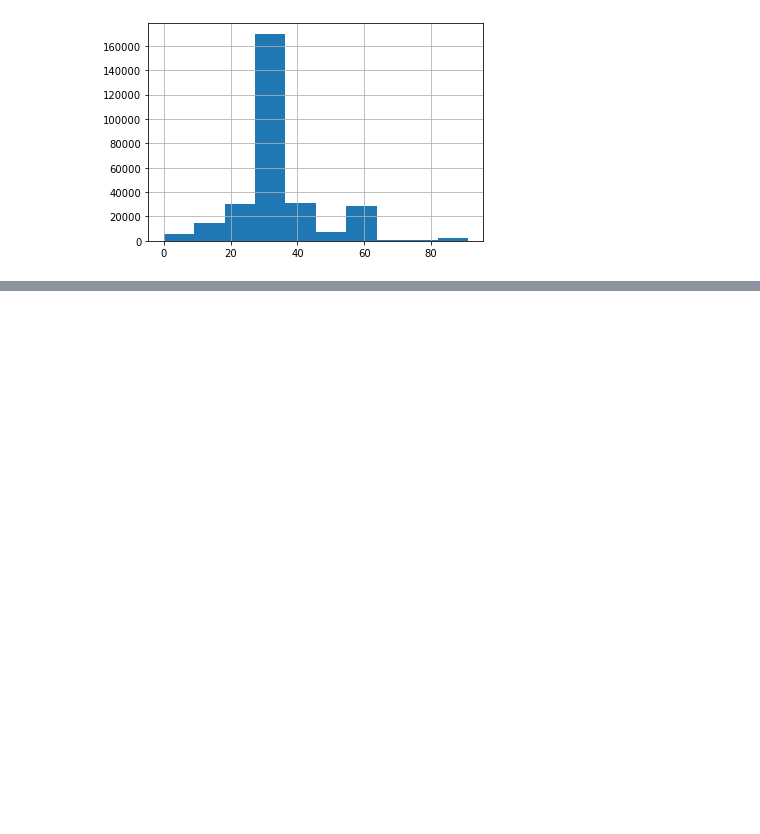
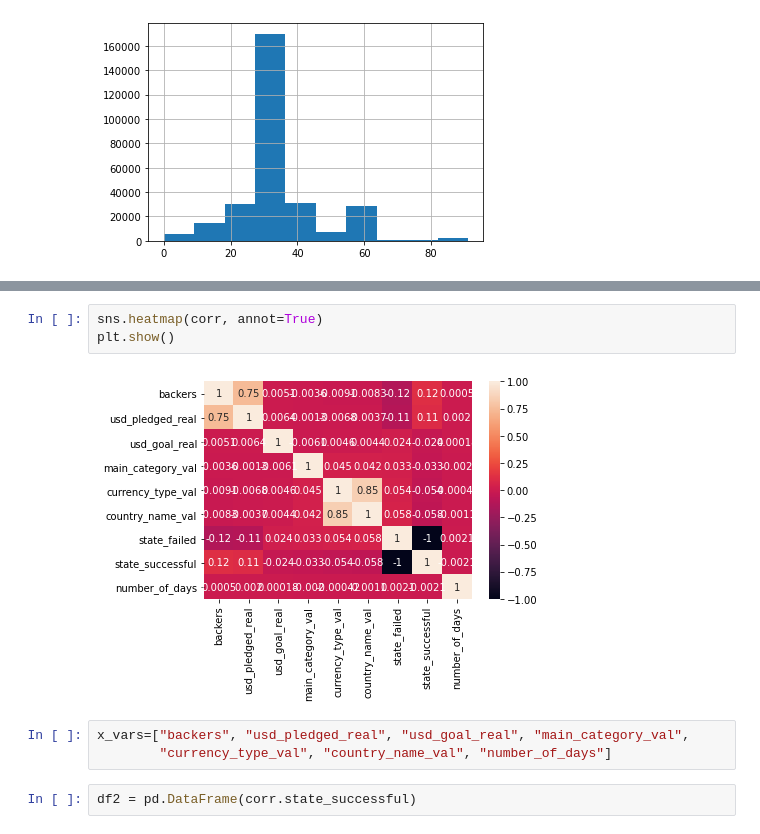
Before and after one commit to ljackson707/kick_starter_project, a Jupyter notebook: kickstarter_project.ipynb, the cells around one changed output, grey strips where cells are left out. Saved outputs shown, nothing was run; the diff lists cells and outputs as text; blank space fills up the shorter version.

```diff
--- a/kickstarter_project.ipynb
+++ b/kickstarter_project.ipynb
@@ -924,0 +941,10 @@ df.number_of_days.hist()
+# %%
+sns.heatmap(corr, annot=True)
+plt.show()
+# %% [output]
+[figure, added]
+# %%
+x_vars=["backers", "usd_pledged_real", "usd_goal_real", "main_category_val",
+        "currency_type_val", "country_name_val", "number_of_days"]
+# %%
+df2 = pd.DataFrame(corr.state_successful)
```
Also changed, not shown: parts of 4 cells of this notebook.
